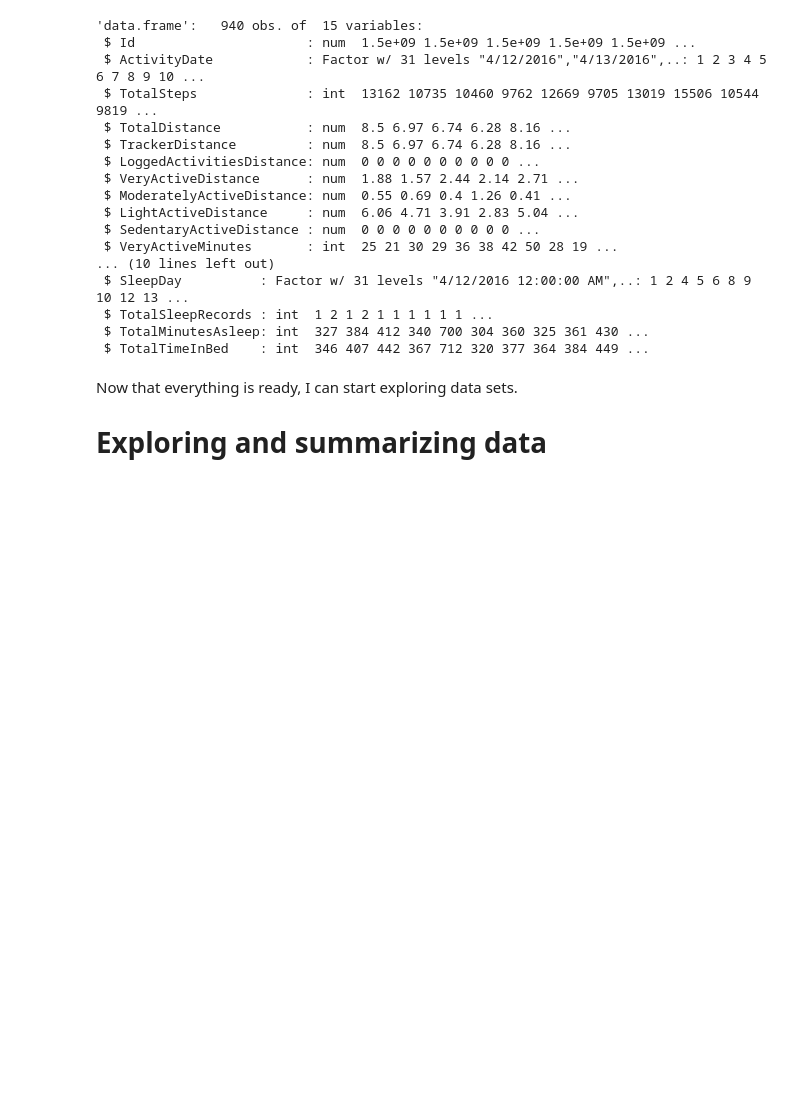
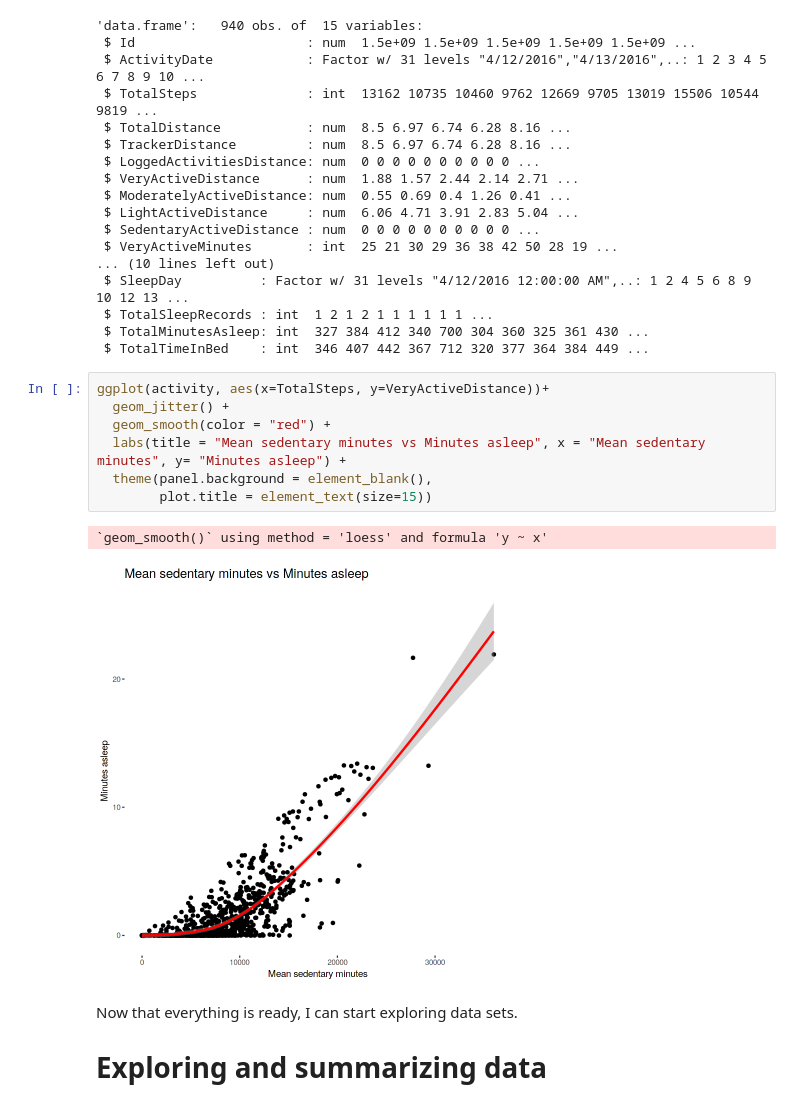
Before and after one commit to Daniel-Vlach-Data/Data_analytics, a Jupyter notebook: bellabeat-case-study-with-r.ipynb, the cells around one changed output. Cells and saved outputs as stored; diff of their text form; blank space fills up the shorter version.

```diff
--- a/bellabeat-case-study-with-r.ipynb
+++ b/bellabeat-case-study-with-r.ipynb
@@ -71,6 +71,16 @@ str(sleep)
  $ TotalSleepRecords : int  1 2 1 2 1 1 1 1 1 1 ...
  $ TotalMinutesAsleep: int  327 384 412 340 700 304 360 325 361 430 ...
  $ TotalTimeInBed    : int  346 407 442 367 712 320 377 364 384 449 ...
+# %%
+ggplot(activity, aes(x=TotalSteps, y=VeryActiveDistance))+
+  geom_jitter() +
+  geom_smooth(color = "red") +
+  labs(title = "Mean sedentary minutes vs Minutes asleep", x = "Mean sedentary minutes", y= "Minutes asleep") +
+  theme(panel.background = element_blank(),
+        plot.title = element_text(size=15))
+# %% [output]
+`geom_smooth()` using method = 'loess' and formula 'y ~ x'
+[figure, added]
 # %% [markdown]
 Now that everything is ready, I can start exploring data sets.
 
```
